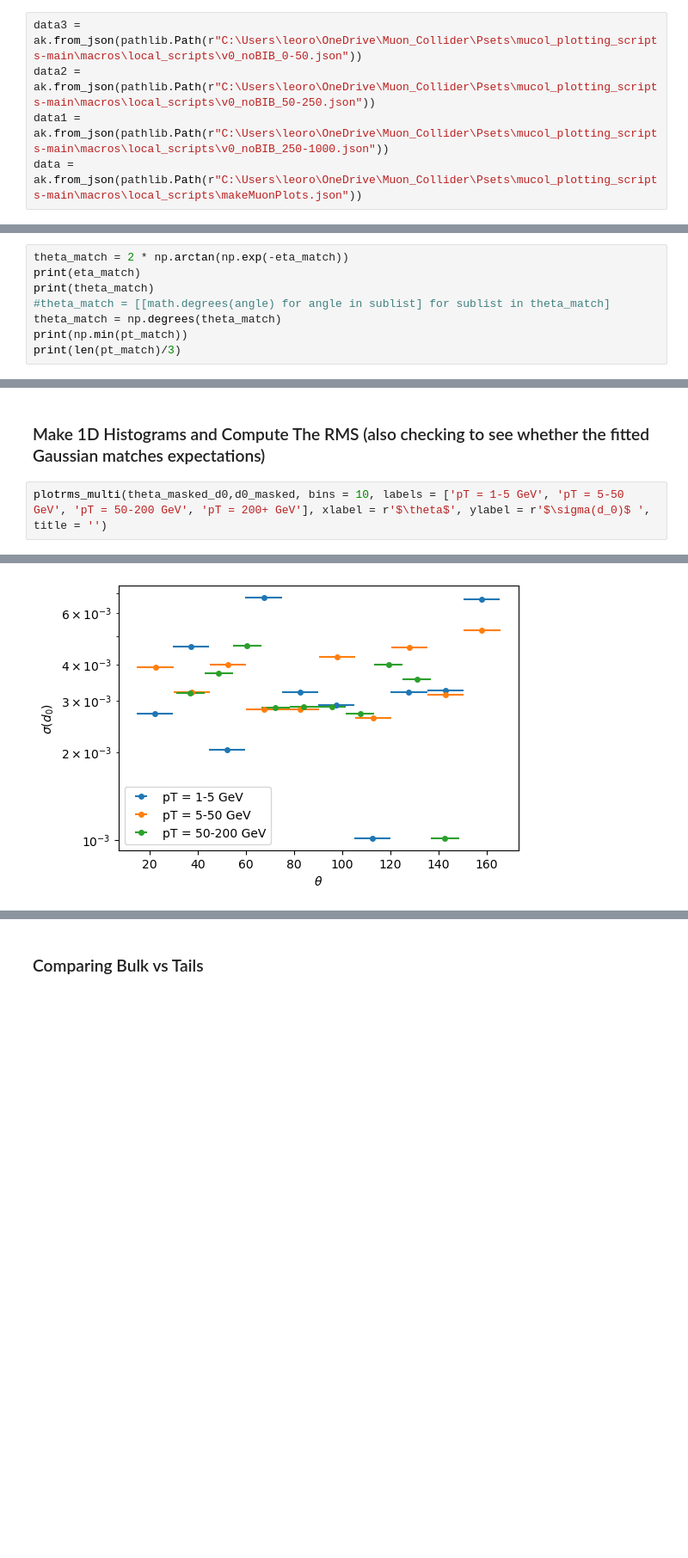
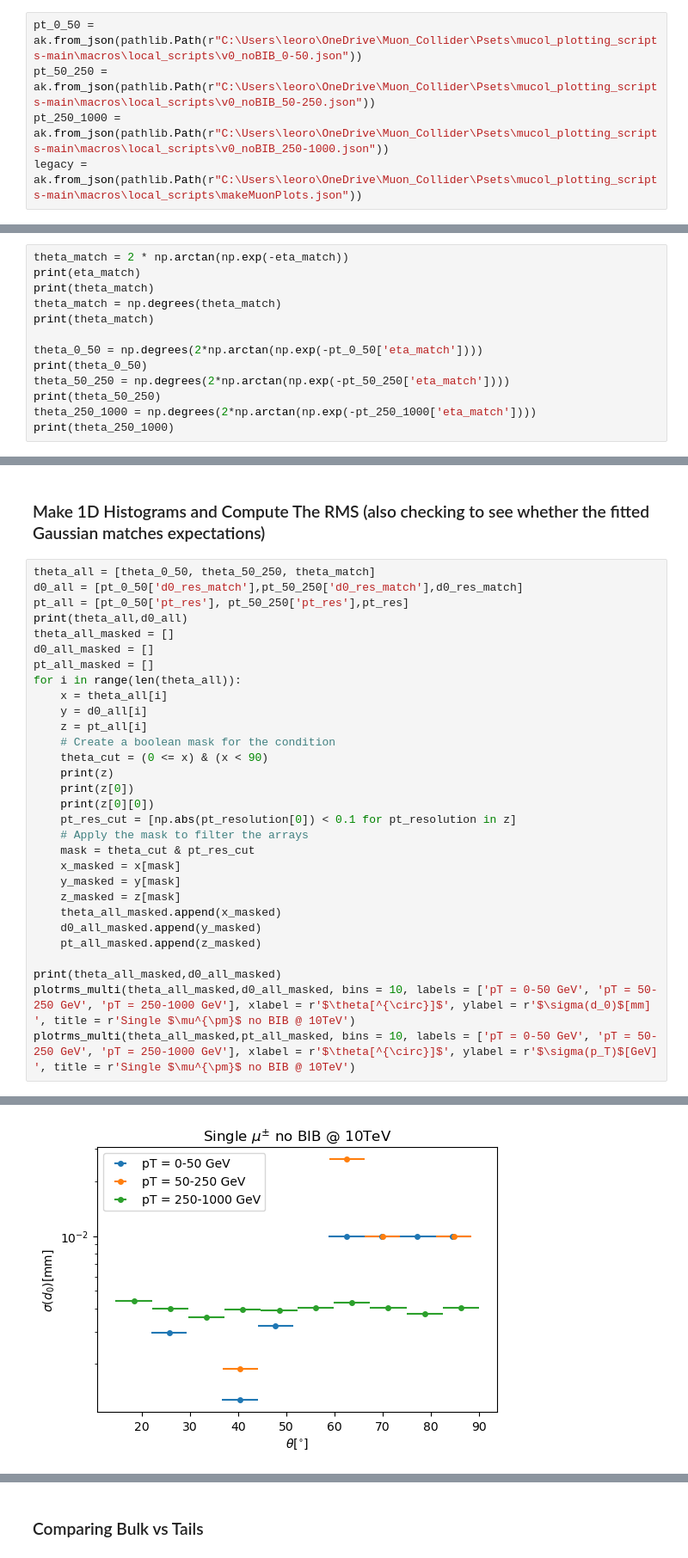
Before and after one commit to kdp-lab/maia_detector_paper, a Jupyter notebook: json_analysis.ipynb, the cells around one changed output, grey strips where cells are left out. Shown at 86% size. Drawn from its saved outputs; the diff is of its cells as text; blank space fills up the shorter version.

Commit message:
Changed names from data1,2,3 -> pt_0_50 etc; combined the pt from 0 - 1000 GeV in new samples for plotrmsmulti

```diff
--- a/json_analysis.ipynb
+++ b/json_analysis.ipynb
@@ -8,8 +11,8 @@ from scipy.optimize import curve_fit
 #from codes.plotting import plot_prettier
 #plot_prettier()
 # %%
-data3 = ak.from_json(pathlib.Path(r"C:\Users\leoro\OneDrive\Muon_Collider\Psets\mucol_plotting_scripts-main\macros\local_scripts\v0_noBIB_0-50.json"))
-data2 = ak.from_json(pathlib.Path(r"C:\Users\leoro\OneDrive\Muon_Collider\Psets\mucol_plotting_scripts-main\macros\local_scripts\v0_noBIB_50-250.json"))
-data1 = ak.from_json(pathlib.Path(r"C:\Users\leoro\OneDrive\Muon_Collider\Psets\mucol_plotting_scripts-main\macros\local_scripts\v0_noBIB_250-1000.json"))
-data = ak.from_json(pathlib.Path(r"C:\Users\leoro\OneDrive\Muon_Collider\Psets\mucol_plotting_scripts-main\macros\local_scripts\makeMuonPlots.json"))
+pt_0_50 = ak.from_json(pathlib.Path(r"C:\Users\leoro\OneDrive\Muon_Collider\Psets\mucol_plotting_scripts-main\macros\local_scripts\v0_noBIB_0-50.json"))
+pt_50_250 = ak.from_json(pathlib.Path(r"C:\Users\leoro\OneDrive\Muon_Collider\Psets\mucol_plotting_scripts-main\macros\local_scripts\v0_noBIB_50-250.json"))
+pt_250_1000 = ak.from_json(pathlib.Path(r"C:\Users\leoro\OneDrive\Muon_Collider\Psets\mucol_plotting_scripts-main\macros\local_scripts\v0_noBIB_250-1000.json"))
+legacy = ak.from_json(pathlib.Path(r"C:\Users\leoro\OneDrive\Muon_Collider\Psets\mucol_plotting_scripts-main\macros\local_scripts\makeMuonPlots.json"))
 # %%
@@ -62,10 +65,15 @@ h2d_relpt = data1['h_2d_relpt']
 theta_match = 2 * np.arctan(np.exp(-eta_match))
 print(eta_match)
 print(theta_match)
-#theta_match = [[math.degrees(angle) for angle in sublist] for sublist in theta_match]
 theta_match = np.degrees(theta_match)
-print(np.min(pt_match))
-print(len(pt_match)/3)
+print(theta_match)
+
+theta_0_50 = np.degrees(2*np.arctan(np.exp(-pt_0_50['eta_match'])))
+print(theta_0_50)
+theta_50_250 = np.degrees(2*np.arctan(np.exp(-pt_50_250['eta_match'])))
+print(theta_50_250)
+theta_250_1000 = np.degrees(2*np.arctan(np.exp(-pt_250_1000['eta_match'])))
+print(theta_250_1000)
 # %% [output]
 [[0.741], [0.87], [-1.05], [0.541], ..., [0.388], [0.14], [1.49], [0.0579]]
 [[0.889], [0.794], [2.47], [1.05], [2.38], ..., [1.19], [1.43], [0.445], [1.51]]
@@ -461,5 +460,33 @@ def compare1DHistograms(datas,bins,scale='linear',label="",leg=[]):
 # %% [markdown]
 ### Make 1D Histograms and Compute The RMS (also checking to see whether the fitted Gaussian matches expectations)
 # %%
-plotrms_multi(theta_masked_d0,d0_masked, bins = 10, labels = ['pT = 1-5 GeV', 'pT = 5-50 GeV', 'pT = 50-200 GeV', 'pT = 200+ GeV'], xlabel = r'$\theta$', ylabel = r'$\sigma(d_0)$ ', title = '')
+theta_all = [theta_0_50, theta_50_250, theta_match]
+d0_all = [pt_0_50['d0_res_match'],pt_50_250['d0_res_match'],d0_res_match]
+pt_all = [pt_0_50['pt_res'], pt_50_250['pt_res'],pt_res]
+print(theta_all,d0_all)
+theta_all_masked = []
+d0_all_masked = []
+pt_all_masked = []
+for i in range(len(theta_all)):
+    x = theta_all[i]
+    y = d0_all[i]
+    z = pt_all[i]
+    # Create a boolean mask for the condition
+    theta_cut = (0 <= x) & (x < 90)
+    print(z)
+    print(z[0])
+    print(z[0][0])
+    pt_res_cut = [np.abs(pt_resolution[0]) < 0.1 for pt_resolution in z]
+    # Apply the mask to filter the arrays
+    mask = theta_cut & pt_res_cut
+    x_masked = x[mask]
+    y_masked = y[mask]
+    z_masked = z[mask]
+    theta_all_masked.append(x_masked)
+    d0_all_masked.append(y_masked)
+    pt_all_masked.append(z_masked)
+
+print(theta_all_masked,d0_all_masked)
+plotrms_multi(theta_all_masked,d0_all_masked, bins = 10, labels = ['pT = 0-50 GeV', 'pT = 50-250 GeV', 'pT = 250-1000 GeV'], xlabel = r'$\theta[^{\circ}]$', ylabel = r'$\sigma(d_0)$[mm] ', title = r'Single $\mu^{\pm}$ no BIB @ 10TeV')
+plotrms_multi(theta_all_masked,pt_all_masked, bins = 10, labels = ['pT = 0-50 GeV', 'pT = 50-250 GeV', 'pT = 250-1000 GeV'], xlabel = r'$\theta[^{\circ}]$', ylabel = r'$\sigma(p_T)$[GeV] ', title = r'Single $\mu^{\pm}$ no BIB @ 10TeV')
 # %% [output]
@@ -468 +504 @@ Could not fit Gaussian for Slice 7.
-[figure, old version]
+[figure, new version]
```
Also changed, not shown: parts of 13 cells of this notebook.
